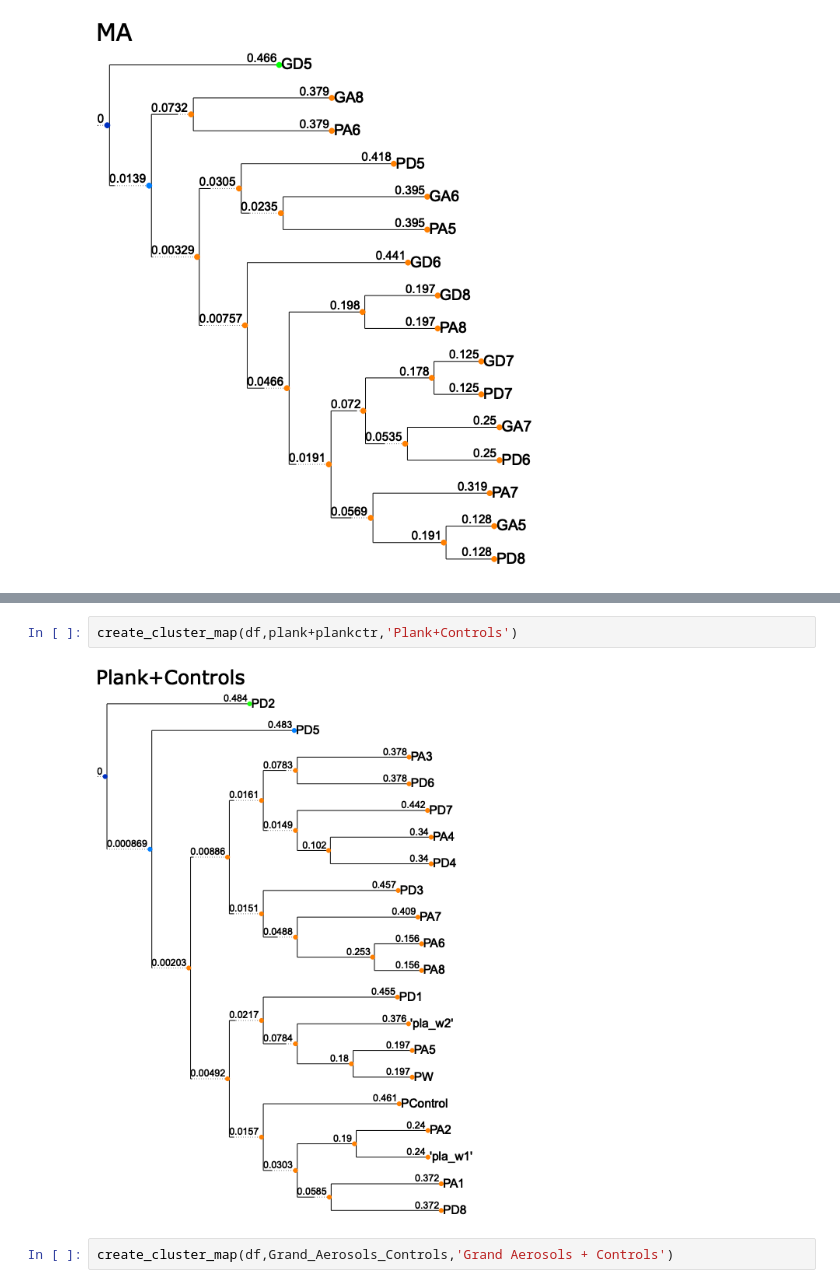
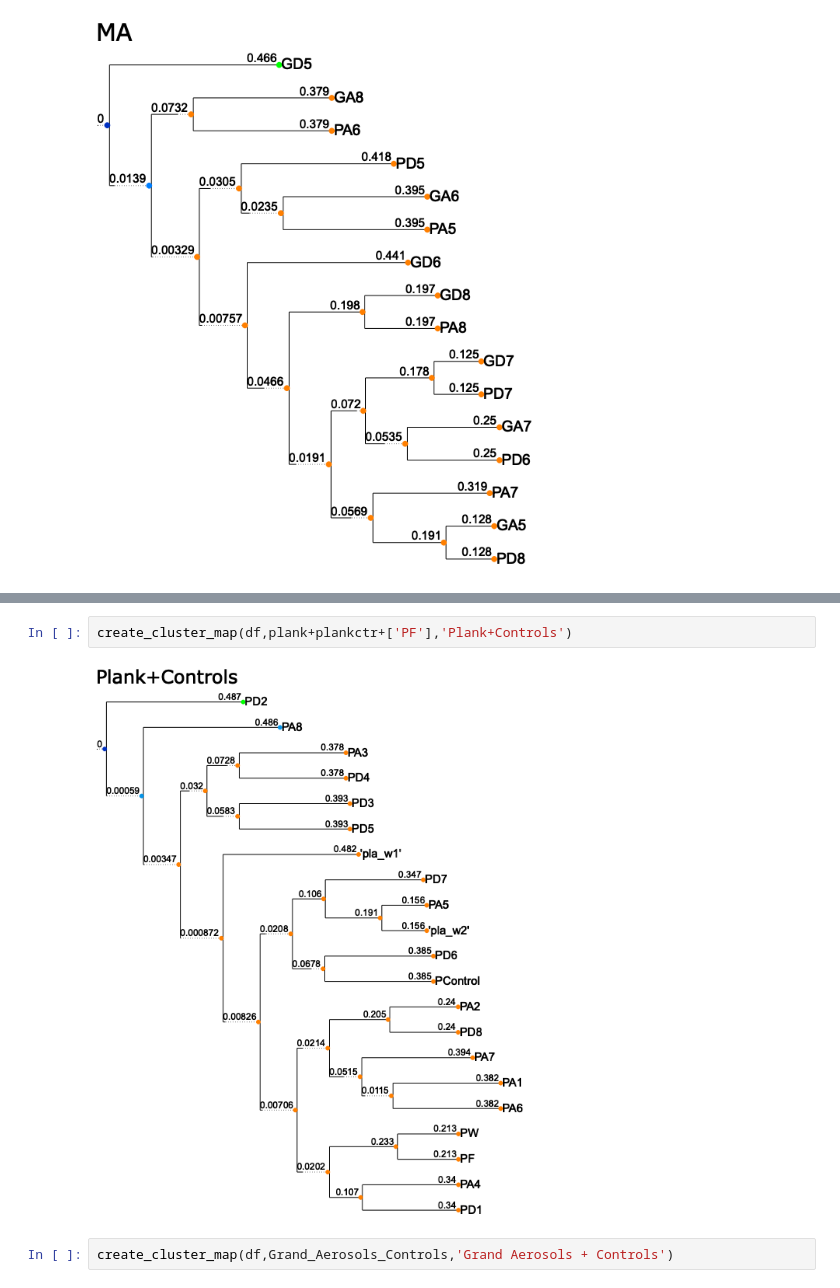
Before and after one commit to astrophysically/some_bio_plots, a Jupyter notebook: Bio_Anal_NEW.ipynb, the cells around one changed output, grey strips where cells are left out. Cells and saved outputs as stored; diff of their text form.

```diff
--- a/Bio_Anal_NEW.ipynb
+++ b/Bio_Anal_NEW.ipynb
@@ -382,7 +382,7 @@ create_cluster_map(df,grand+grandctr,'Grand+Controls')
 # %%
-create_cluster_map(df,plank+plankctr,'Plank+Controls')
+create_cluster_map(df,plank+plankctr+['PF'],'Plank+Controls')
 # %% [output]
-[figure, old version]
+[figure, new version]
 # %%
 create_cluster_map(df,Grand_Aerosols_Controls,'Grand Aerosols + Controls')
 # %% [output]
```
Also changed, not shown: parts of 1 cell of this notebook.
